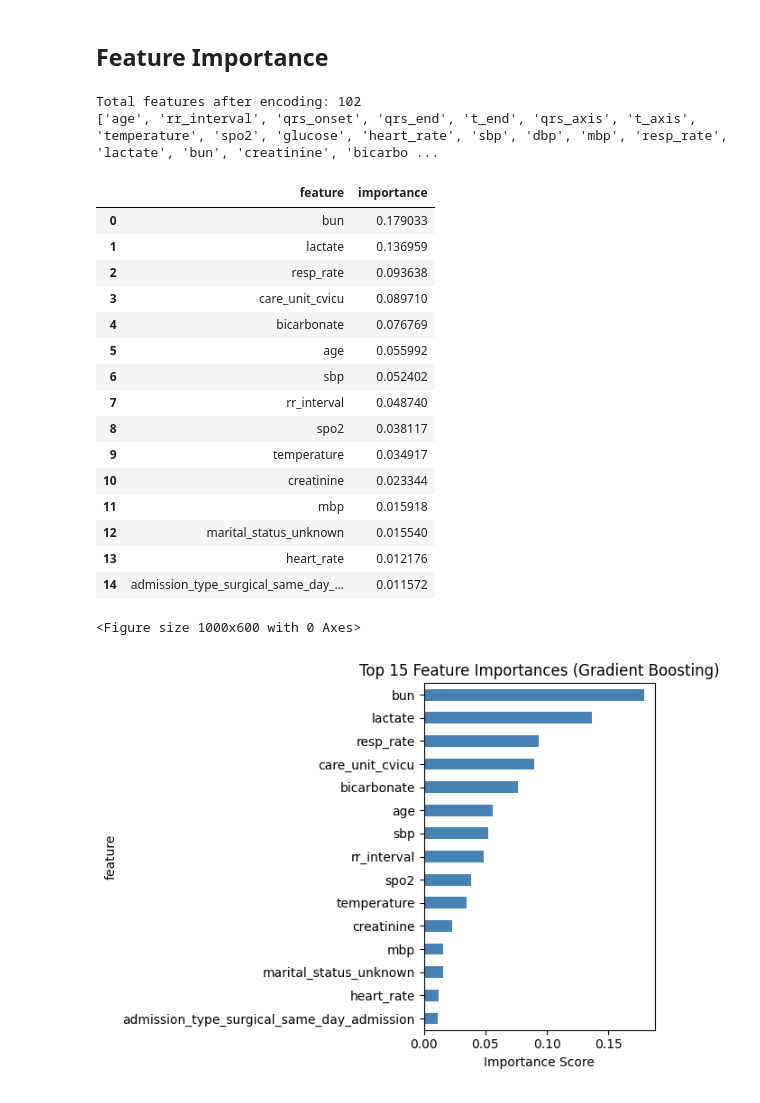
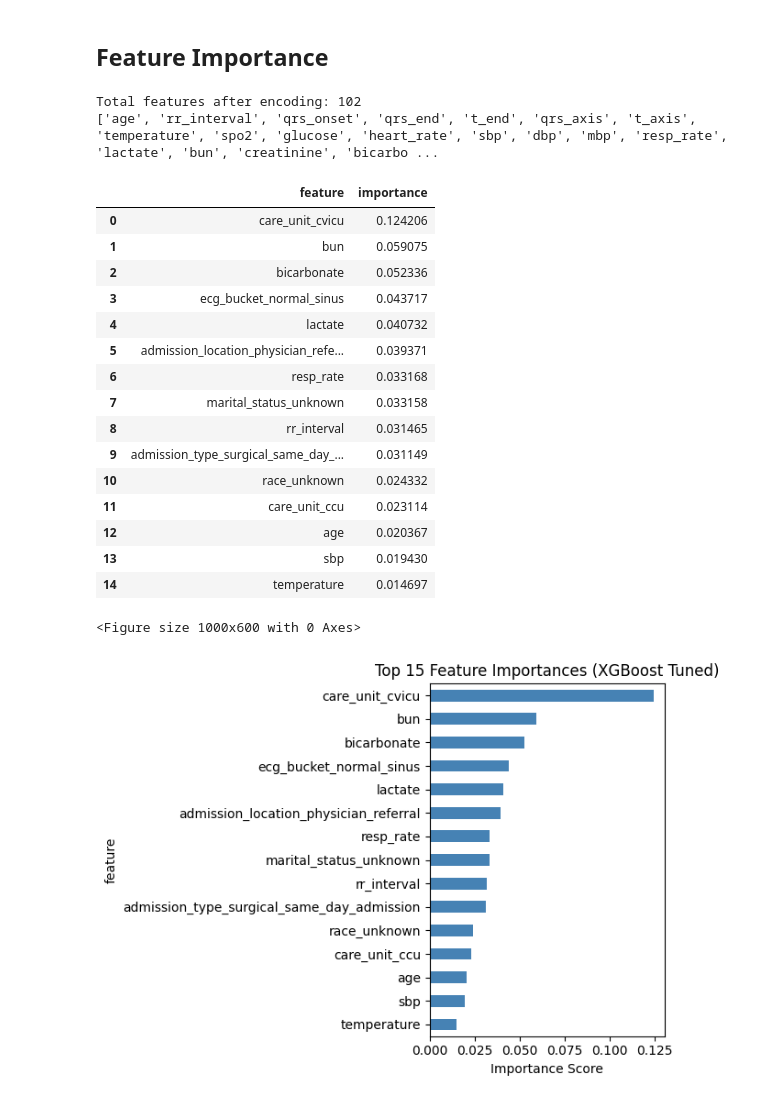
Before and after one commit to UCSF-DataSci/final-project-jack-neary, a Jupyter notebook: modeling.ipynb, the cells around one changed output. Cells and saved outputs as stored; diff of their text form; code cells hidden in the pictures.

```diff
--- a/modeling.ipynb
+++ b/modeling.ipynb
@@ -282,7 +421,7 @@ XGBoost: PR AUC = 0.461
 # %% [markdown]
 ## Feature Importance
 # %%
-# Feature Importance Analysis for Gradient Boosting
+# Feature Importance Analysis for XGBoost (Tuned)
 # Get feature names after one-hot encoding
 cat_feature_names = (
     preprocessor
@@ -293,54 +432,54 @@ cat_feature_names = (
 )
 
 all_feature_names = numeric_cols + cat_feature_names
 print(f"Total features after encoding: {len(all_feature_names)}")
 print(all_feature_names)
 
-# Use the fitted Gradient Boosting pipeline
-gb_pipe = models_fitted['Gradient Boosting']  # from previous step
-gb_model = gb_pipe.named_steps['model']
+# Use the fitted XGBoost (Tuned) pipeline
+xgb_pipe = models_fitted['XGBoost (Tuned)']  # from previous step
+xgb_model = xgb_pipe.named_steps['model']
 
 # Build importance dataframe
 importance_df = pd.DataFrame({
     'feature': all_feature_names,
-    'importance': gb_model.feature_importances_
+    'importance': xgb_model.feature_importances_
 }).sort_values('importance', ascending=False).reset_index(drop=True)
 
 display(importance_df.head(15))
 
 # Plot top 15 features
 plt.figure(figsize=(10, 6))
 importance_df.head(15).plot(
     kind='barh', x='feature', y='importance',
     legend=False, color='steelblue'
 )
 plt.gca().invert_yaxis()
-plt.title('Top 15 Feature Importances (Gradient Boosting)')
+plt.title('Top 15 Feature Importances (XGBoost Tuned)')
 plt.xlabel('Importance Score')
 plt.tight_layout()
 plt.savefig('sanity_outputs/feature_importance.png', dpi=150)
 plt.show()
 # %% [output]
 Total features after encoding: 102
 ['age', 'rr_interval', 'qrs_onset', 'qrs_end', 't_end', 'qrs_axis', 't_axis', 'temperature', 'spo2', 'glucose', 'heart_rate', 'sbp', 'dbp', 'mbp', 'resp_rate', 'lactate', 'bun', 'creatinine', 'bicarbo ...
 |  | feature | importance |
-| 0 | bun | 0.179033 |
-| 1 | lactate | 0.136959 |
-| 2 | resp_rate | 0.093638 |
-| 3 | care_unit_cvicu | 0.089710 |
-| 4 | bicarbonate | 0.076769 |
-| 5 | age | 0.055992 |
-| 6 | sbp | 0.052402 |
-| 7 | rr_interval | 0.048740 |
-| 8 | spo2 | 0.038117 |
-| 9 | temperature | 0.034917 |
-| 10 | creatinine | 0.023344 |
-| 11 | mbp | 0.015918 |
-| 12 | marital_status_unknown | 0.015540 |
-| 13 | heart_rate | 0.012176 |
-| 14 | admission_type_surgical_same_day_... | 0.011572 |
+| 0 | care_unit_cvicu | 0.124206 |
+| 1 | bun | 0.059075 |
+| 2 | bicarbonate | 0.052336 |
+| 3 | ecg_bucket_normal_sinus | 0.043717 |
+| 4 | lactate | 0.040732 |
+| 5 | admission_location_physician_refe... | 0.039371 |
+| 6 | resp_rate | 0.033168 |
+| 7 | marital_status_unknown | 0.033158 |
+| 8 | rr_interval | 0.031465 |
+| 9 | admission_type_surgical_same_day_... | 0.031149 |
+| 10 | race_unknown | 0.024332 |
+| 11 | care_unit_ccu | 0.023114 |
+| 12 | age | 0.020367 |
+| 13 | sbp | 0.019430 |
+| 14 | temperature | 0.014697 |
 <Figure size 1000x600 with 0 Axes>
-[figure, old version]
+[figure, new version]
 # %%
 # WARNING: Take a while to run SHAP on the full test set, so we are using a subset for faster results.
 # Using Gradient Boosting as an example for SHAP analysis
```
Also changed, not shown: parts of 11 cells of this notebook, 4 other files.
